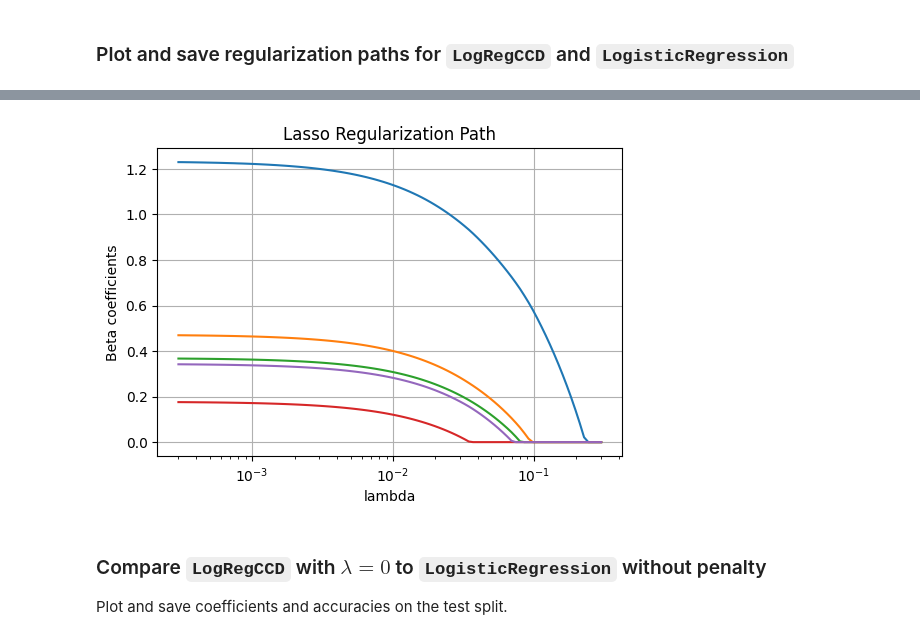
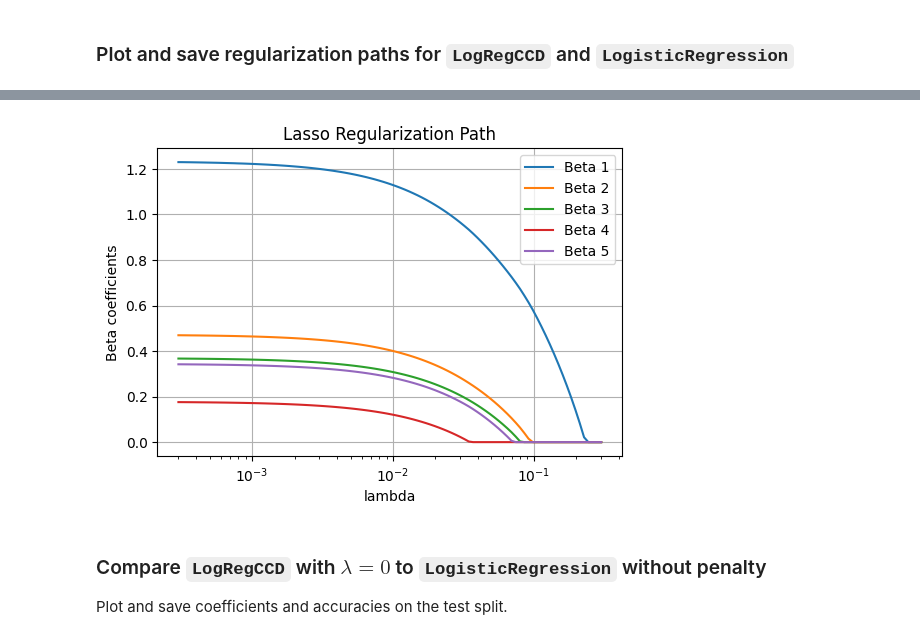
Before and after one commit to mytkom/LogRegCCD, a Jupyter notebook: notebooks/algorithm_correctness.ipynb, the cells around one changed output, grey strips where cells are left out. Saved outputs shown, nothing was run; the diff lists cells and outputs as text; code cells hidden in the pictures.

```diff
--- a/notebooks/algorithm_correctness.ipynb
+++ b/notebooks/algorithm_correctness.ipynb
@@ -80,32 +79,32 @@ model.plot_lasso_path(path=os.path.join(RESULTS_DIR, "LogRegCCD-regularization-p
 # %%
-
 def plot_lasso_path(lambdas, betas, path: None | str = None):
         plt.figure(figsize=(6, 4))
         for i in range(0, betas.shape[1]):
-            plt.plot(lambdas, betas[:, i], label=f'{i+1}')
+            plt.plot(lambdas, betas[:, i], label=f'Beta {i+1}')
 
         plt.xscale("log")
         plt.xlabel('lambda')
         plt.ylabel('Beta coefficients')
         plt.title('Lasso Regularization Path')
         plt.grid(True)
+        plt.legend()
         if path is not None:
              plt.savefig(path)
         plt.show()
 
 coefficients = []
 
 for lam in lambdas:
     # different lambda scaling because of loss function definition
     model = LogisticRegression(C=1/(lam * X_train.shape[0]), penalty='l1', solver='liblinear', max_iter=10000)
     model.fit(X_train, y_train)
     coefficients.append(model.coef_.flatten())
 
 coefficients = np.array(coefficients)
 
 plot_lasso_path(lambdas, coefficients, os.path.join(RESULTS_DIR, "sklearn-LogisticRegression-regularization-path.pdf"))
 # %% [output]
-[figure, old version]
+[figure, new version]
 # %% [markdown]
 ### Compare `LogRegCCD` with $\lambda=0$ to `LogisticRegression` without penalty
 Plot and save coefficients and accuracies on the test split.
```
Also changed, not shown: parts of 5 cells of this notebook, 5 other files.
